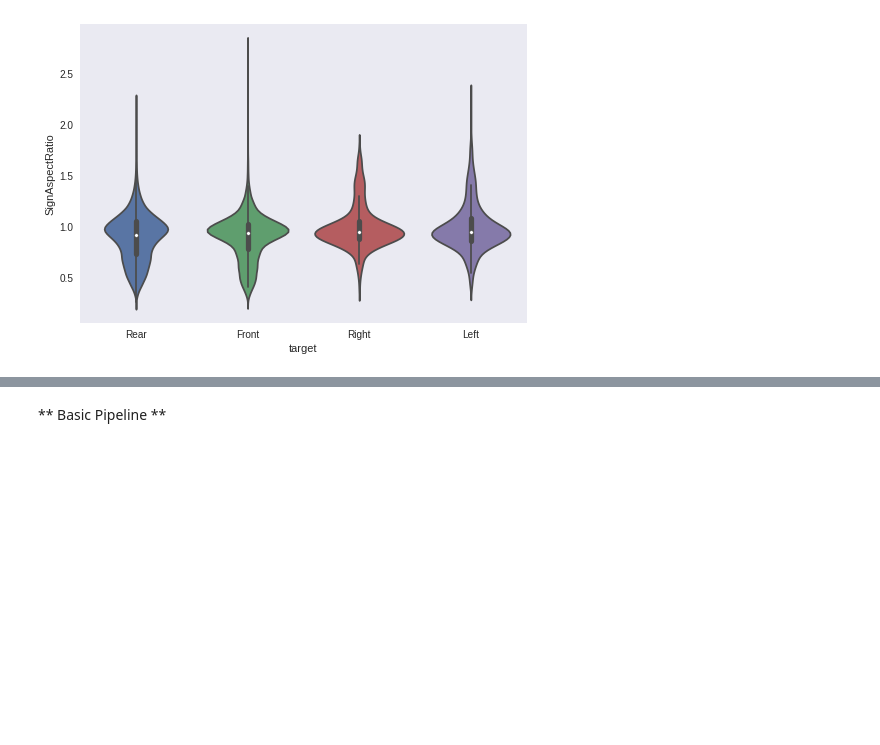
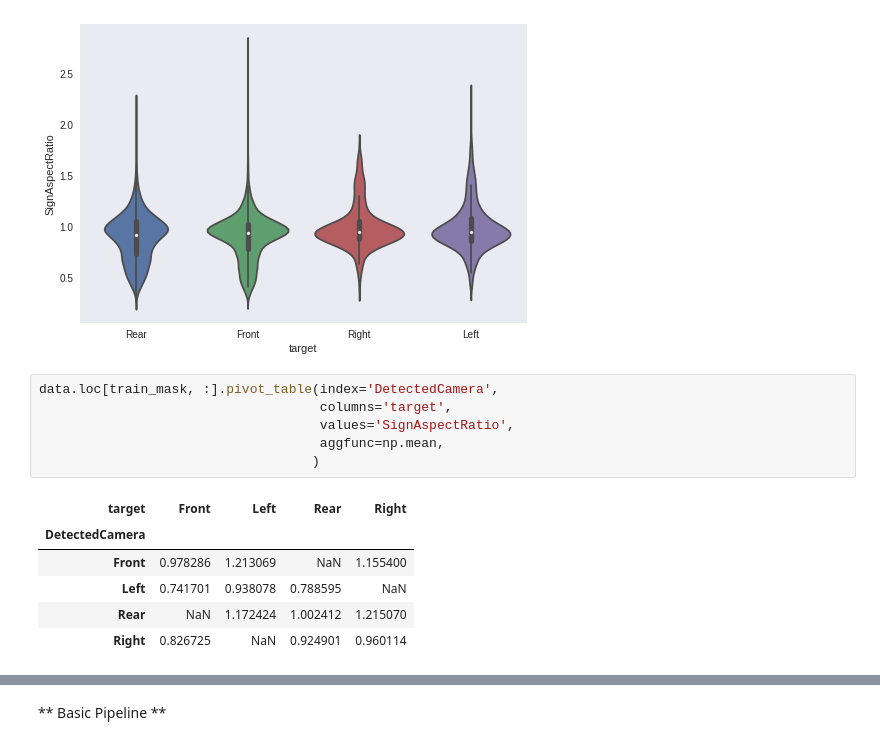
Before and after one commit to numb3r33/India_Hacks_2017, a Jupyter notebook: notebooks/Experiment12_Road_Sign.ipynb, the cells around one changed output, grey strips where cells are left out. Cells and saved outputs as stored; diff of their text form; blank space fills up the shorter version.

```diff
--- a/notebooks/Experiment12_Road_Sign.ipynb
+++ b/notebooks/Experiment12_Road_Sign.ipynb
@@ -143,3 +144,16 @@ sns.boxplot(x='target', y='SignAspectRatio', data=data.loc[train_mask, :]);
 sns.violinplot(x='target', y='SignAspectRatio', data=data.loc[train_mask, :]);
 # %% [output]
 [figure]
+# %%
+data.loc[train_mask, :].pivot_table(index='DetectedCamera',
+                                    columns='target',
+                                    values='SignAspectRatio',
+                                    aggfunc=np.mean,
+                                   )
+# %% [output]
+| target | Front | Left | Rear | Right |
+| DetectedCamera |  |  |  |  |
+| Front | 0.978286 | 1.213069 | NaN | 1.155400 |
+| Left | 0.741701 | 0.938078 | 0.788595 | NaN |
+| Rear | NaN | 1.172424 | 1.002412 | 1.215070 |
+| Right | 0.826725 | NaN | 0.924901 | 0.960114 |
```
Also changed, not shown: parts of 9 cells of this notebook, 9 other files.
